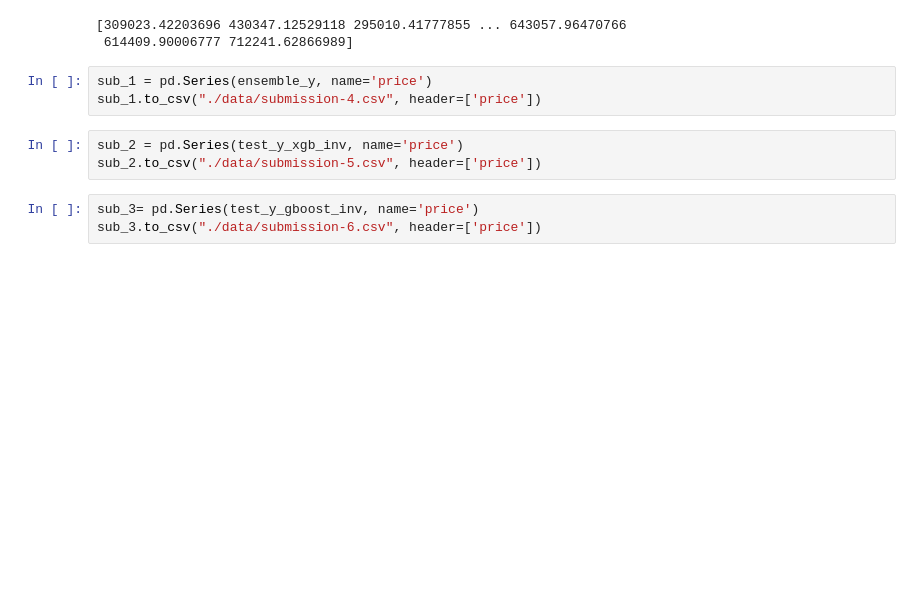
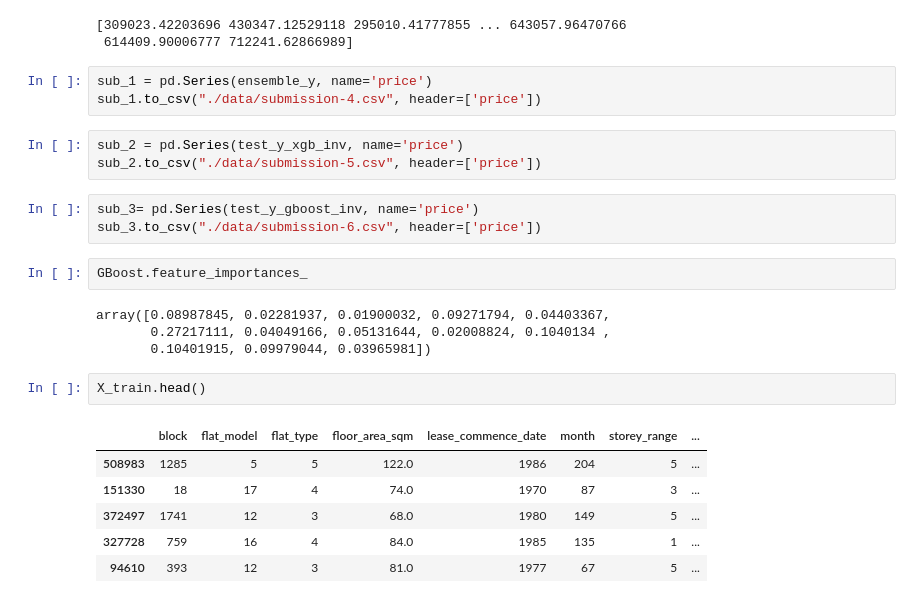
Before and after one commit to Navi-nk/housing-price-prediction, a Jupyter notebook: 1.ipynb, the cells around one changed output. Saved outputs shown, nothing was run; the diff lists cells and outputs as text; blank space fills up the shorter version.

```diff
--- a/1.ipynb
+++ b/1.ipynb
@@ -819,3 +819,18 @@ sub_2.to_csv("./data/submission-5.csv", header=['price'])
 # %%
 sub_3= pd.Series(test_y_gboost_inv, name='price')
 sub_3.to_csv("./data/submission-6.csv", header=['price'])
+# %%
+GBoost.feature_importances_
+# %% [output]
+array([0.08987845, 0.02281937, 0.01900032, 0.09271794, 0.04403367,
+       0.27217111, 0.04049166, 0.05131644, 0.02008824, 0.1040134 ,
+       0.10401915, 0.09979044, 0.03965981])
+# %%
+X_train.head()
+# %% [output]
+|  | block | flat_model | flat_type | floor_area_sqm | lease_commence_date | month | storey_range | ... |
+| 508983 | 1285 | 5 | 5 | 122.0 | 1986 | 204 | 5 | ... |
+| 151330 | 18 | 17 | 4 | 74.0 | 1970 | 87 | 3 | ... |
+| 372497 | 1741 | 12 | 3 | 68.0 | 1980 | 149 | 5 | ... |
+| 327728 | 759 | 16 | 4 | 84.0 | 1985 | 135 | 1 | ... |
+| 94610 | 393 | 12 | 3 | 81.0 | 1977 | 67 | 5 | ... |
```
Also changed, not shown: parts of 3 cells of this notebook.
